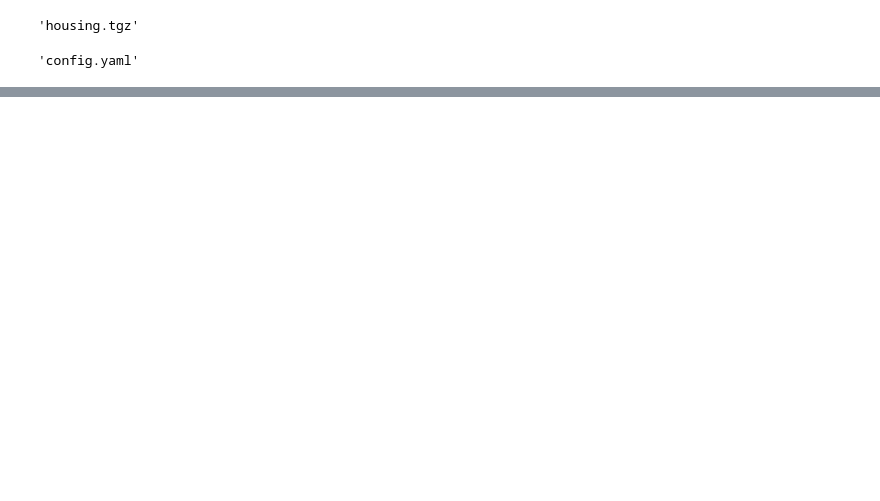
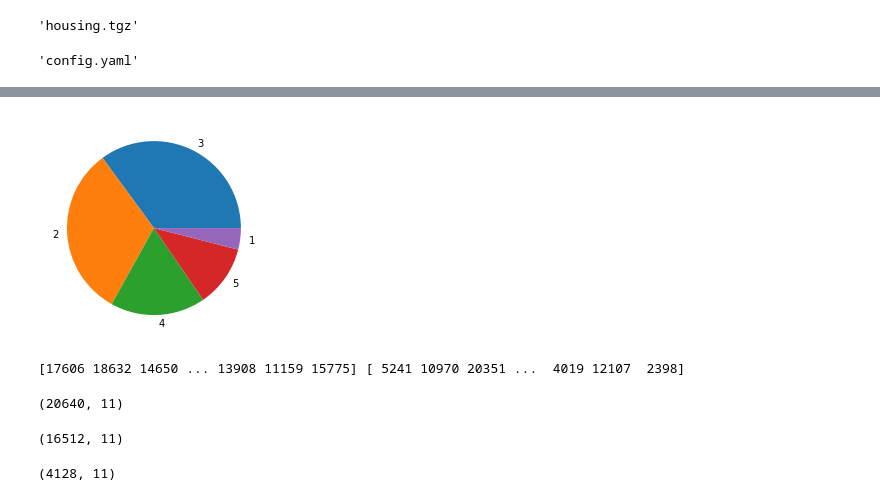
Before and after one commit to snehalbalpande/Machine_learning_-project, a Jupyter notebook: notebook/example2.ipynb, the cells around one changed output, grey strips where cells are left out. Drawn from its saved outputs; the diff is of its cells as text; code cells hidden in the pictures; blank space fills up the shorter version.

```diff
--- a/notebook/example2.ipynb
+++ b/notebook/example2.ipynb
@@ -21,0 +51,5 @@ FileNotFoundError: [Errno 2] No such file or directory: 'c:\\\\Users\\\\Admin\\\
+# %%
+plt.pie(housing_data_frame.income_cat.value_counts(),labels=housing_data_frame.income_cat.value_counts().index)
+plt.show()
+# %% [output]
+[figure, added]
@@ -21,0 +60,5 @@ FileNotFoundError: [Errno 2] No such file or directory: 'c:\\\\Users\\\\Admin\\\
+# %%
+for train_ix,test_ix in split.split(housing_data_frame, housing_data_frame["income_cat"]):
+    print(train_ix,test_ix)
+# %% [output]
+[17606 18632 14650 ... 13908 11159 15775] [ 5241 10970 20351 ...  4019 12107  2398]
@@ -21,0 +67,8 @@ FileNotFoundError: [Errno 2] No such file or directory: 'c:\\\\Users\\\\Admin\\\
+# %%
+housing_data_frame.shape
+# %% [output]
+(20640, 11)
+# %%
+train_df.shape
+# %% [output]
+(16512, 11)
@@ -21,0 +77,4 @@ FileNotFoundError: [Errno 2] No such file or directory: 'c:\\\\Users\\\\Admin\\\
+# %%
+test_df.shape
+# %% [output]
+(4128, 11)
```
Also changed, not shown: parts of 16 cells of this notebook, 13 other files.
